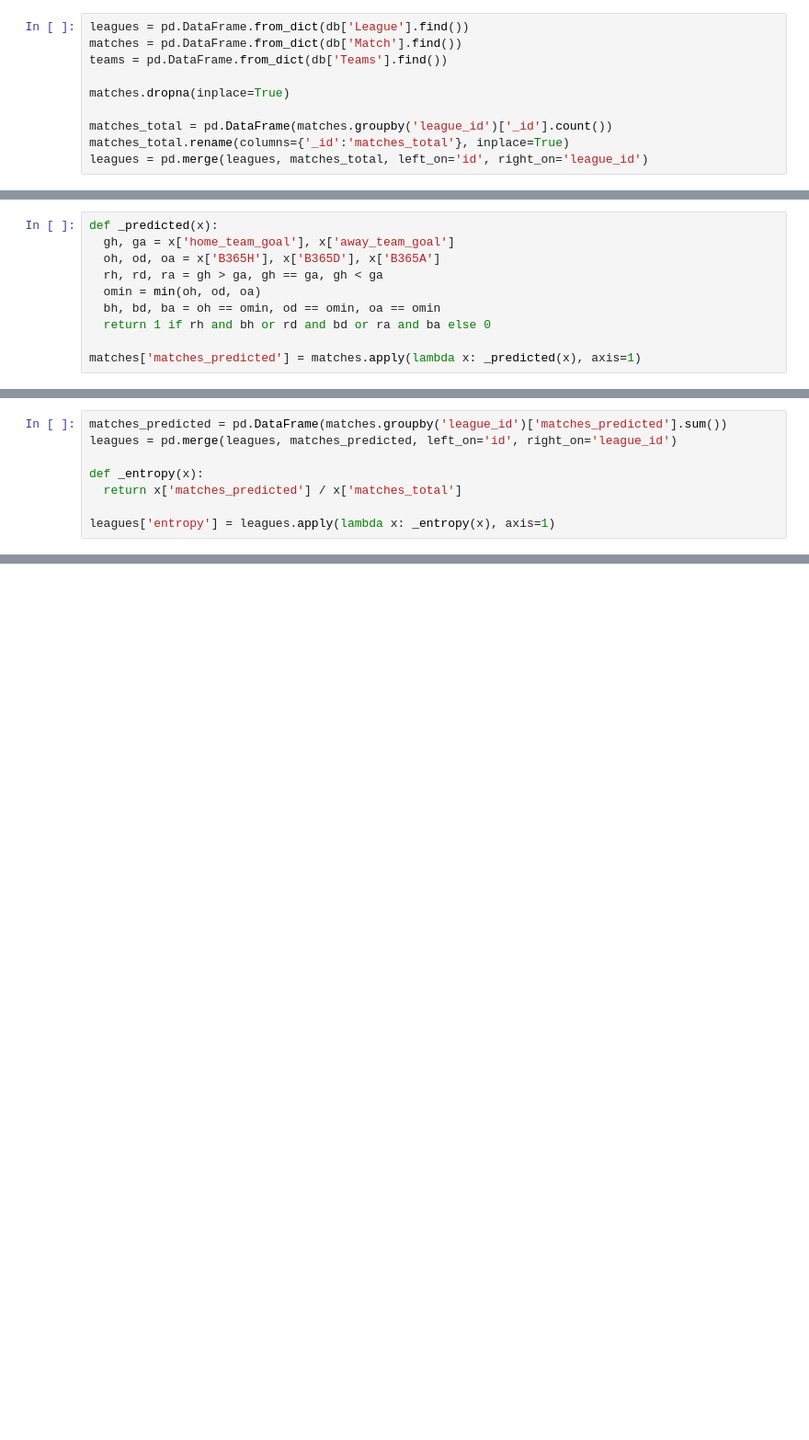
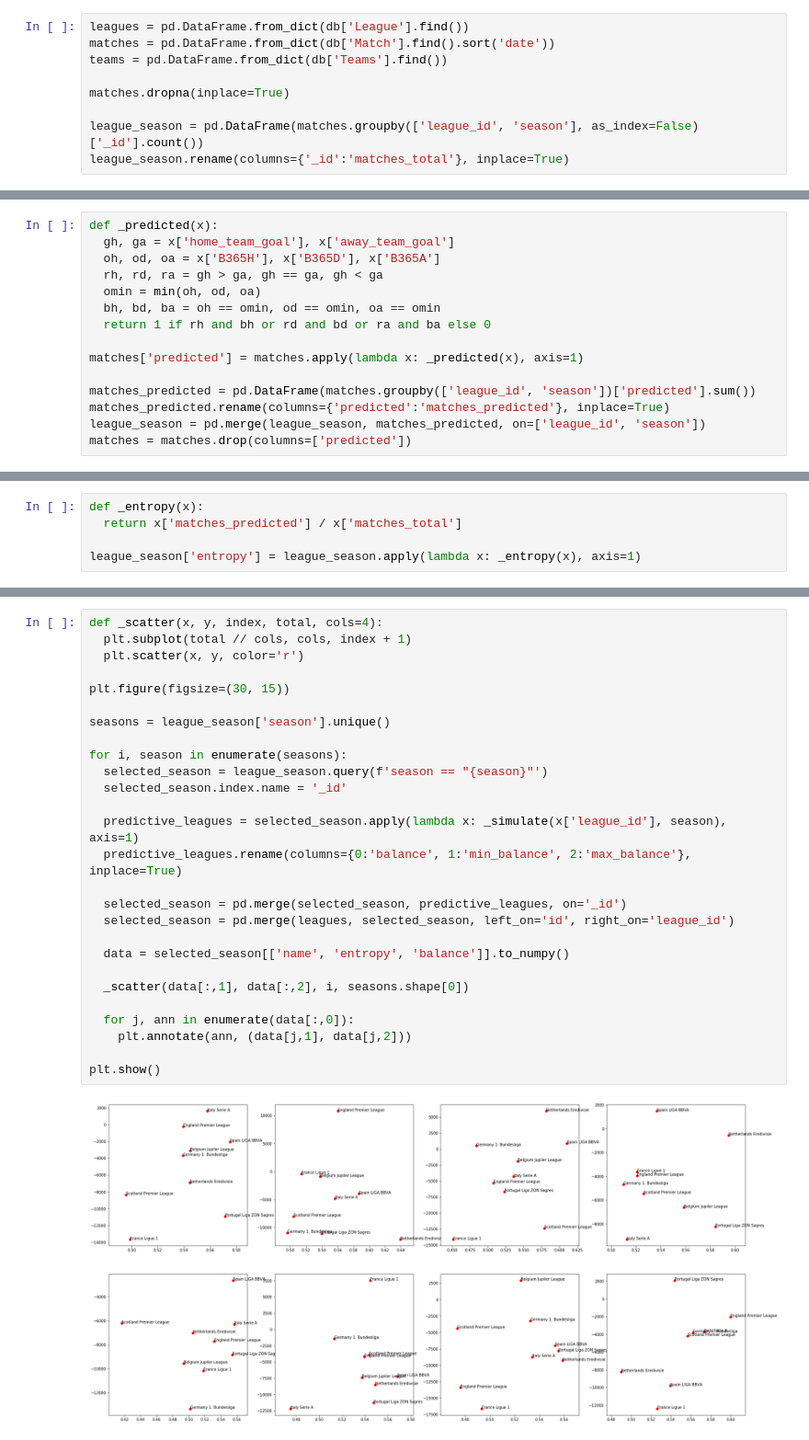
Before and after one commit to jelic98/raf_vp, a Jupyter notebook: project/main.ipynb, the cells around one changed output, grey strips where cells are left out. Shown at 92% size. Cells and saved outputs as stored; diff of their text form; blank space fills up the shorter version.

```diff
--- a/project/main.ipynb
+++ b/project/main.ipynb
@@ -38,14 +43,13 @@ for meta in metadata:
 [interactive output not drawn]
 # %%
 leagues = pd.DataFrame.from_dict(db['League'].find())
-matches = pd.DataFrame.from_dict(db['Match'].find())
+matches = pd.DataFrame.from_dict(db['Match'].find().sort('date'))
 teams = pd.DataFrame.from_dict(db['Teams'].find())
 
 matches.dropna(inplace=True)
 
-matches_total = pd.DataFrame(matches.groupby('league_id')['_id'].count())
-matches_total.rename(columns={'_id':'matches_total'}, inplace=True)
-leagues = pd.merge(leagues, matches_total, left_on='id', right_on='league_id')
+league_season = pd.DataFrame(matches.groupby(['league_id', 'season'], as_index=False)['_id'].count())
+league_season.rename(columns={'_id':'matches_total'}, inplace=True)
 # %% [output]
 [interactive output not drawn]
 # %%
@@ -57,16 +61,18 @@ def _predicted(x):
   bh, bd, ba = oh == omin, od == omin, oa == omin
   return 1 if rh and bh or rd and bd or ra and ba else 0
 
-matches['matches_predicted'] = matches.apply(lambda x: _predicted(x), axis=1)
+matches['predicted'] = matches.apply(lambda x: _predicted(x), axis=1)
+
+matches_predicted = pd.DataFrame(matches.groupby(['league_id', 'season'])['predicted'].sum())
+matches_predicted.rename(columns={'predicted':'matches_predicted'}, inplace=True)
+league_season = pd.merge(league_season, matches_predicted, on=['league_id', 'season'])
+matches = matches.drop(columns=['predicted'])
 # %% [output]
 [interactive output not drawn]
 # %%
-matches_predicted = pd.DataFrame(matches.groupby('league_id')['matches_predicted'].sum())
-leagues = pd.merge(leagues, matches_predicted, left_on='id', right_on='league_id')
-
 def _entropy(x):
   return x['matches_predicted'] / x['matches_total']
 
-leagues['entropy'] = leagues.apply(lambda x: _entropy(x), axis=1)
+league_season['entropy'] = league_season.apply(lambda x: _entropy(x), axis=1)
 # %% [output]
 [interactive output not drawn]
@@ -72,0 +114,29 @@ leagues['entropy'] = leagues.apply(lambda x: _entropy(x), axis=1)
+# %%
+def _scatter(x, y, index, total, cols=4):
+  plt.subplot(total // cols, cols, index + 1)
+  plt.scatter(x, y, color='r')
+
+plt.figure(figsize=(30, 15))
+
+seasons = league_season['season'].unique()
+
+for i, season in enumerate(seasons):
+  selected_season = league_season.query(f'season == "{season}"')
+  selected_season.index.name = '_id'
+
+  predictive_leagues = selected_season.apply(lambda x: _simulate(x['league_id'], season), axis=1)
+  predictive_leagues.rename(columns={0:'balance', 1:'min_balance', 2:'max_balance'}, inplace=True)
+
+  selected_season = pd.merge(selected_season, predictive_leagues, on='_id')
+  selected_season = pd.merge(leagues, selected_season, left_on='id', right_on='league_id')
+
+  data = selected_season[['name', 'entropy', 'balance']].to_numpy()
+
+  _scatter(data[:,1], data[:,2], i, seasons.shape[0])
+
+  for j, ann in enumerate(data[:,0]):
+    plt.annotate(ann, (data[j,1], data[j,2]))
+
+plt.show()
+# %% [output]
+[figure, added]
```
Also changed, not shown: parts of 2 cells of this notebook.
